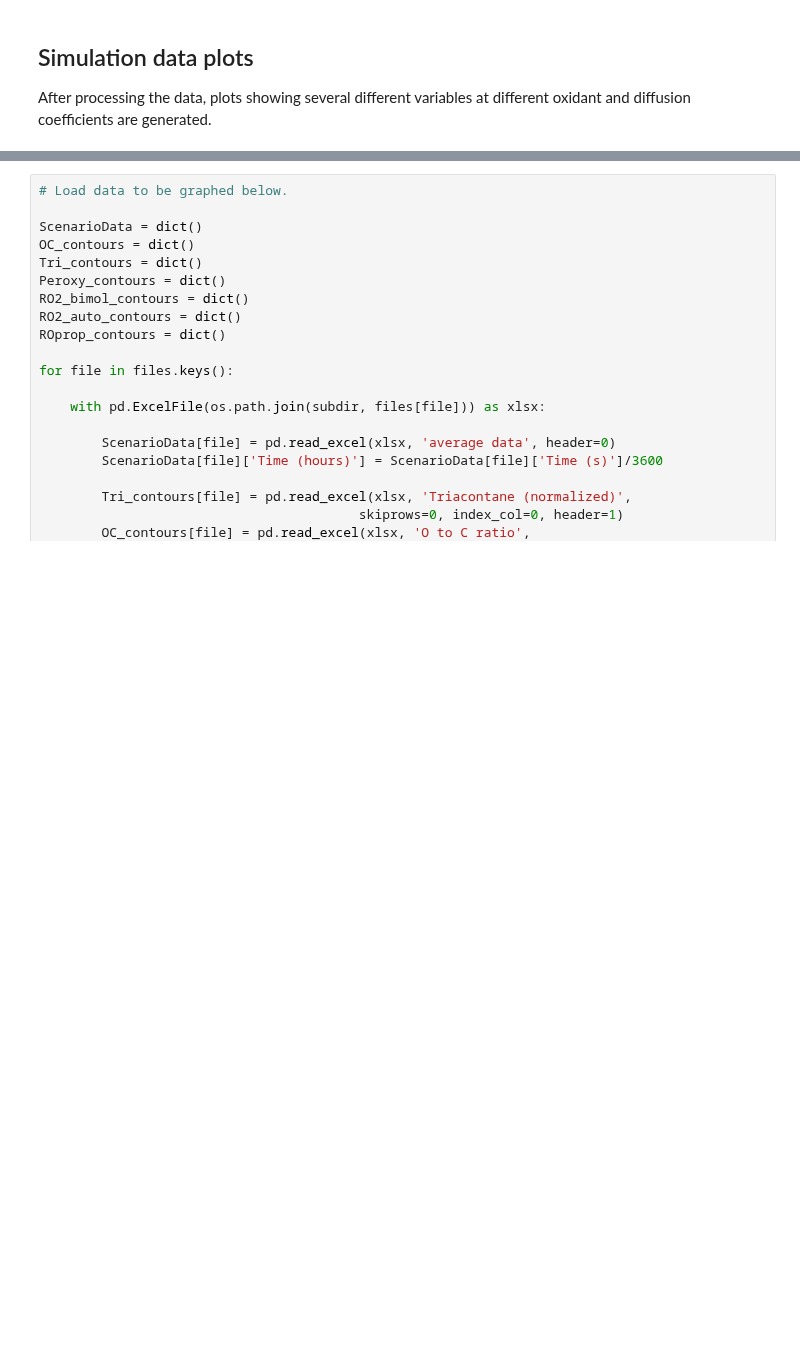
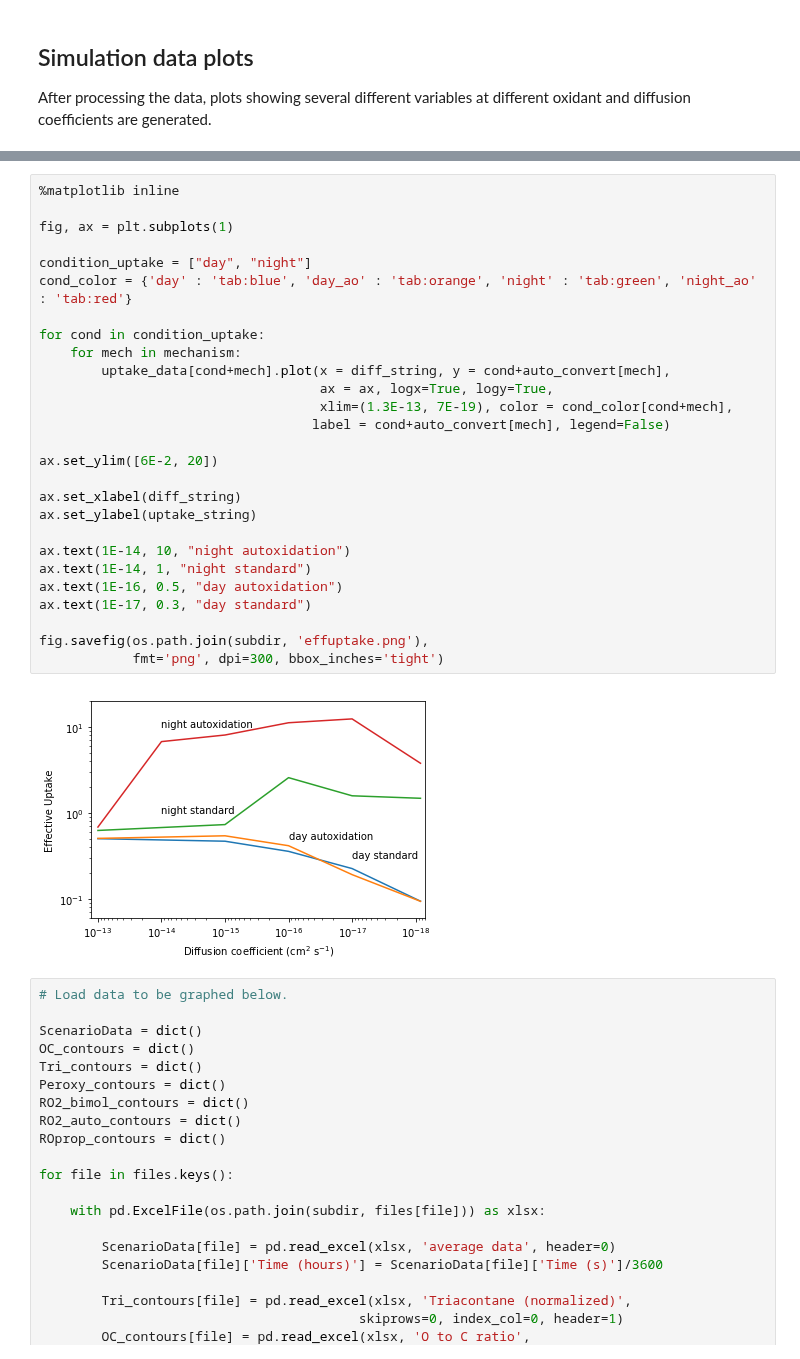
Before and after one commit to aawiegel/StackSimAnalysis, a Jupyter notebook: python/Autoxidation.ipynb, the cells around one changed output, grey strips where cells are left out. Drawn from its saved outputs; the diff is of its cells as text; blank space fills up the shorter version.

```diff
--- a/python/Autoxidation.ipynb
+++ b/python/Autoxidation.ipynb
@@ -149,3 +134,32 @@ fig.savefig(os.path.join(subdir, 'effuptake.png'),
+# %%
+%matplotlib inline
+
+fig, ax = plt.subplots(1)
+
+condition_uptake = ["day", "night"]
+cond_color = {'day' : 'tab:blue', 'day_ao' : 'tab:orange', 'night' : 'tab:green', 'night_ao' : 'tab:red'}
+
+for cond in condition_uptake:
+    for mech in mechanism:
+        uptake_data[cond+mech].plot(x = diff_string, y = cond+auto_convert[mech],
+                                    ax = ax, logx=True, logy=True,
+                                    xlim=(1.3E-13, 7E-19), color = cond_color[cond+mech],
+                                   label = cond+auto_convert[mech], legend=False)
+
+ax.set_ylim([6E-2, 20])
+
+ax.set_xlabel(diff_string)
+ax.set_ylabel(uptake_string)
+
+ax.text(1E-14, 10, "night autoxidation")
+ax.text(1E-14, 1, "night standard")
+ax.text(1E-16, 0.5, "day autoxidation")
+ax.text(1E-17, 0.3, "day standard")
+
+fig.savefig(os.path.join(subdir, 'effuptake.png'),
+            fmt='png', dpi=300, bbox_inches='tight')
+# %% [output]
+[figure, added]
 # %%
 # Load data to be graphed below.
 
```
Also changed, not shown: parts of 1 cell of this notebook.
